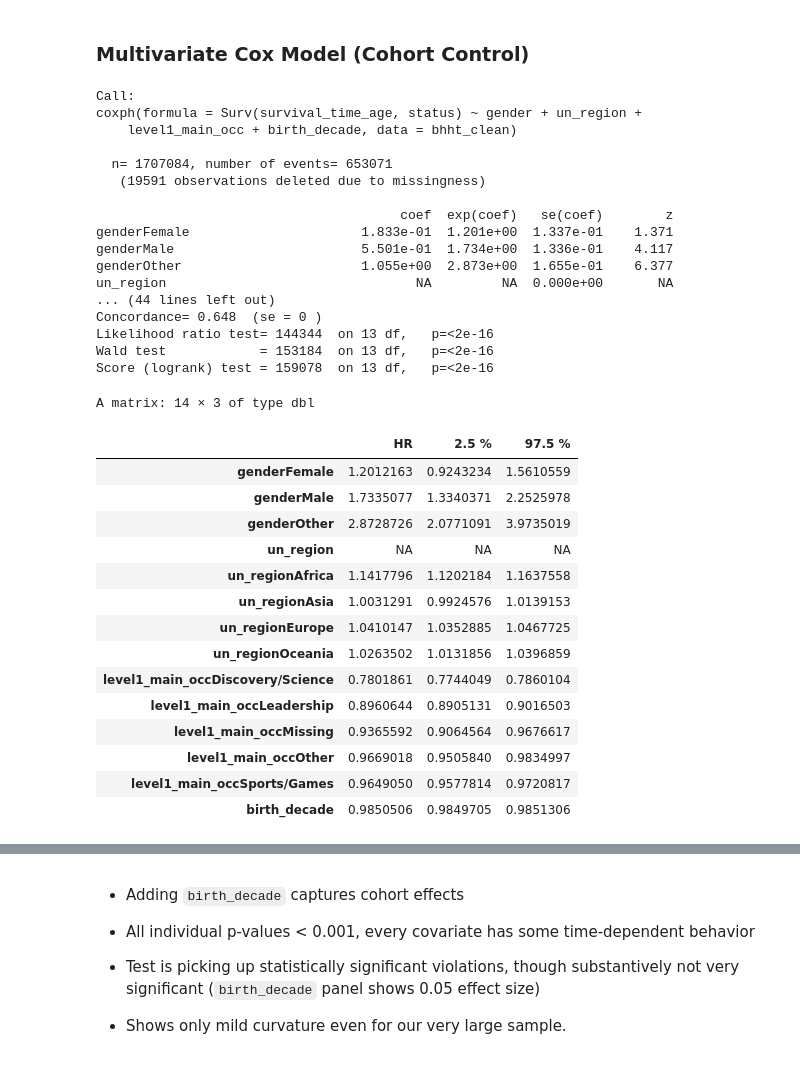
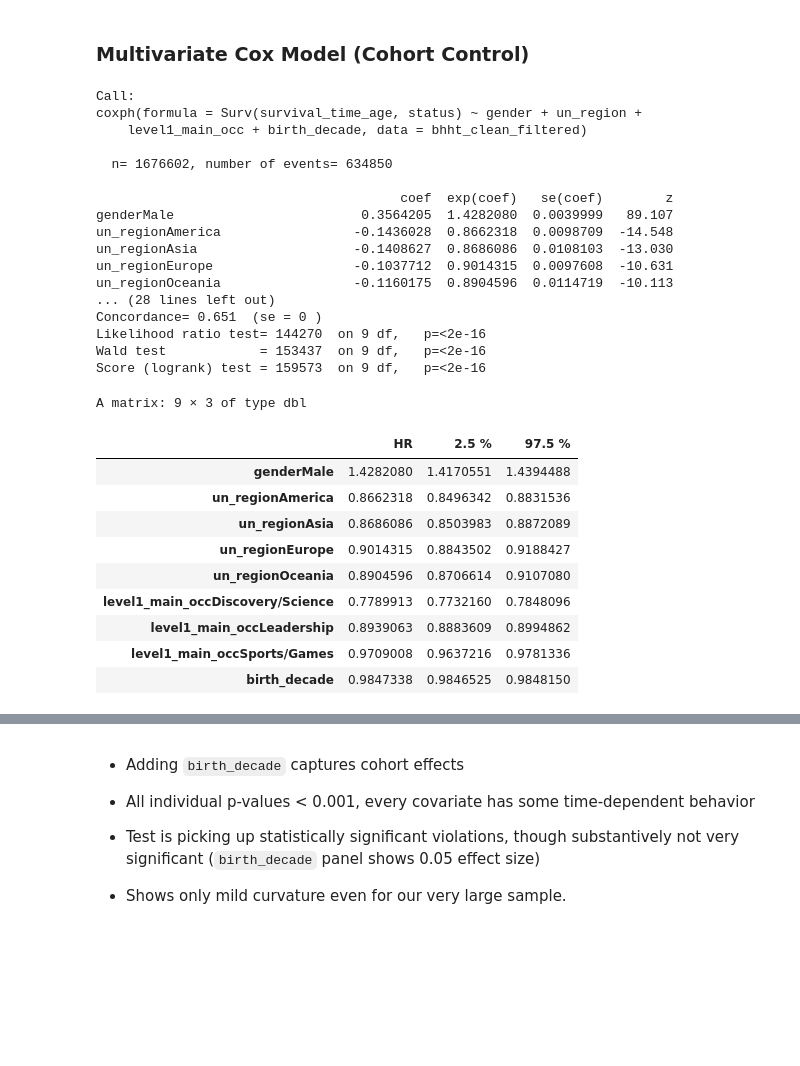
Before and after one commit to jacknuge28/504_survival_analysis, a Jupyter notebook: jack_eda.ipynb, the cells around one changed output, grey strips where cells are left out. Saved outputs shown, nothing was run; the diff lists cells and outputs as text; code cells hidden in the pictures; blank space fills up the shorter version.

```diff
--- a/jack_eda.ipynb
+++ b/jack_eda.ipynb
@@ -646,46 +650,41 @@ GLOBAL           3515  8 <2e-16
 ### Multivariate Cox Model (Cohort Control)
 # %%
 cox_model <- coxph(Surv(survival_time_age, status) ~ gender + un_region + level1_main_occ + birth_decade,
-                   data = bhht_clean)
+                   data = bhht_clean_filtered)
 
 summary(cox_model)
 
 # Exponentiate for interpretability
 exp(cbind(HR = coef(cox_model), confint(cox_model)))
 # %% [output]
 Call:
 coxph(formula = Surv(survival_time_age, status) ~ gender + un_region +
-    level1_main_occ + birth_decade, data = bhht_clean)
+    level1_main_occ + birth_decade, data = bhht_clean_filtered)
 
-  n= 1707084, number of events= 653071
-   (19591 observations deleted due to missingness)
+  n= 1676602, number of events= 634850
 
                                        coef  exp(coef)   se(coef)        z
-genderFemale                      1.833e-01  1.201e+00  1.337e-01    1.371
-genderMale                        5.501e-01  1.734e+00  1.336e-01    4.117
-genderOther                       1.055e+00  2.873e+00  1.655e-01    6.377
-un_region                                NA         NA  0.000e+00       NA
-... (44 lines left out)
-Concordance= 0.648  (se = 0 )
-Likelihood ratio test= 144344  on 13 df,   p=<2e-16
-Wald test            = 153184  on 13 df,   p=<2e-16
-Score (logrank) test = 159078  on 13 df,   p=<2e-16
+genderMale                        0.3564205  1.4282080  0.0039999   89.107
+un_regionAmerica                 -0.1436028  0.8662318  0.0098709  -14.548
+un_regionAsia                    -0.1408627  0.8686086  0.0108103  -13.030
+un_regionEurope                  -0.1037712  0.9014315  0.0097608  -10.631
+un_regionOceania                 -0.1160175  0.8904596  0.0114719  -10.113
+... (28 lines left out)
+Concordance= 0.651  (se = 0 )
+Likelihood ratio test= 144270  on 9 df,   p=<2e-16
+Wald test            = 153437  on 9 df,   p=<2e-16
+Score (logrank) test = 159573  on 9 df,   p=<2e-16
-A matrix: 14 × 3 of type dbl
+A matrix: 9 × 3 of type dbl
 |  | HR | 2.5 % | 97.5 % |
-| genderFemale | 1.2012163 | 0.9243234 | 1.5610559 |
-| genderMale | 1.7335077 | 1.3340371 | 2.2525978 |
-| genderOther | 2.8728726 | 2.0771091 | 3.9735019 |
-| un_region | NA | NA | NA |
-| un_regionAfrica | 1.1417796 | 1.1202184 | 1.1637558 |
-| un_regionAsia | 1.0031291 | 0.9924576 | 1.0139153 |
-| un_regionEurope | 1.0410147 | 1.0352885 | 1.0467725 |
-| un_regionOceania | 1.0263502 | 1.0131856 | 1.0396859 |
-| level1_main_occDiscovery/Science | 0.7801861 | 0.7744049 | 0.7860104 |
-| level1_main_occLeadership | 0.8960644 | 0.8905131 | 0.9016503 |
-| level1_main_occMissing | 0.9365592 | 0.9064564 | 0.9676617 |
-| level1_main_occOther | 0.9669018 | 0.9505840 | 0.9834997 |
-| level1_main_occSports/Games | 0.9649050 | 0.9577814 | 0.9720817 |
-| birth_decade | 0.9850506 | 0.9849705 | 0.9851306 |
+| genderMale | 1.4282080 | 1.4170551 | 1.4394488 |
+| un_regionAmerica | 0.8662318 | 0.8496342 | 0.8831536 |
+| un_regionAsia | 0.8686086 | 0.8503983 | 0.8872089 |
+| un_regionEurope | 0.9014315 | 0.8843502 | 0.9188427 |
+| un_regionOceania | 0.8904596 | 0.8706614 | 0.9107080 |
+| level1_main_occDiscovery/Science | 0.7789913 | 0.7732160 | 0.7848096 |
+| level1_main_occLeadership | 0.8939063 | 0.8883609 | 0.8994862 |
+| level1_main_occSports/Games | 0.9709008 | 0.9637216 | 0.9781336 |
+| birth_decade | 0.9847338 | 0.9846525 | 0.9848150 |
 # %%
 #### PH Diagnostics Check
 ph_test <- cox.zph(cox_model)
```
Also changed, not shown: parts of 15 cells of this notebook.
